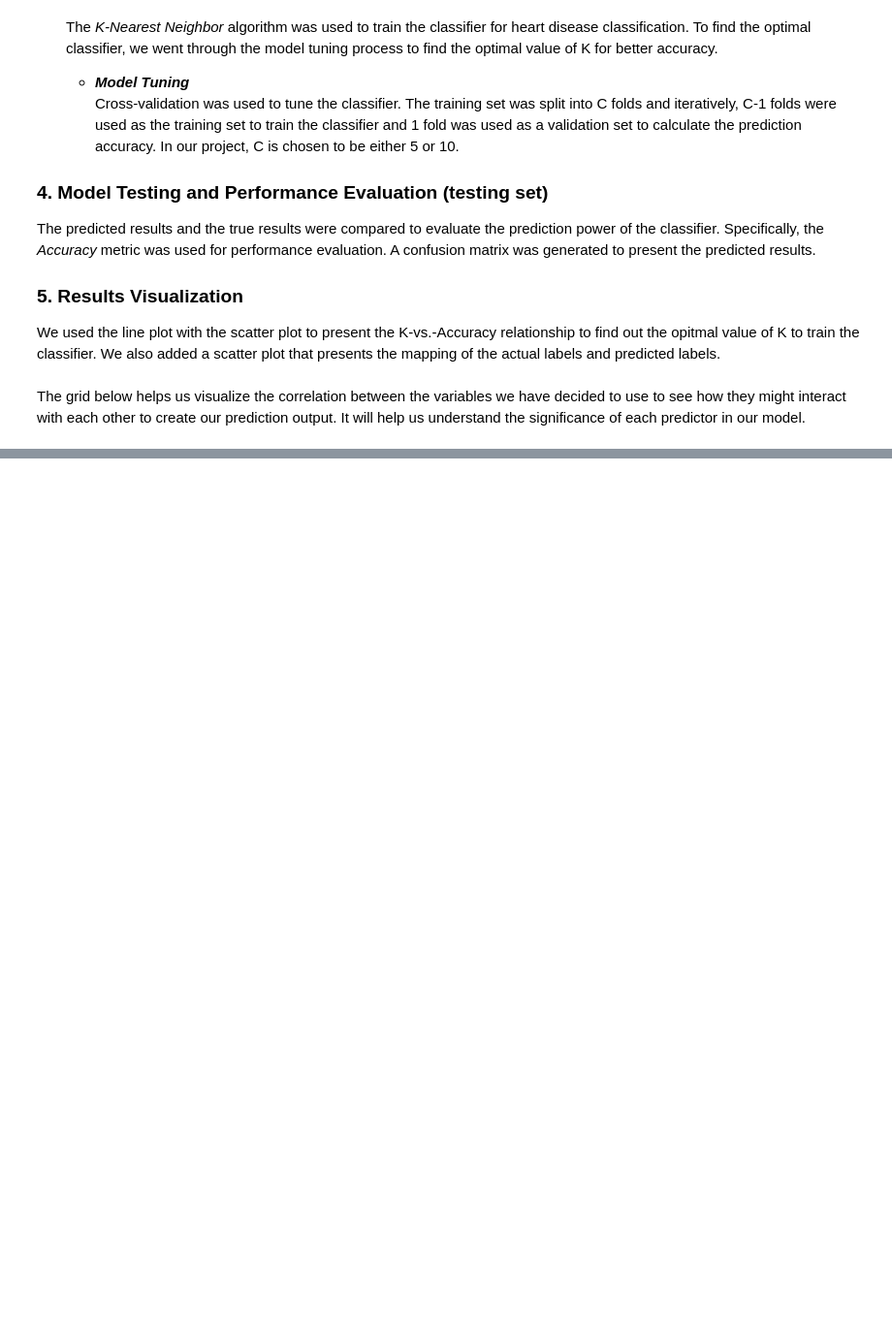
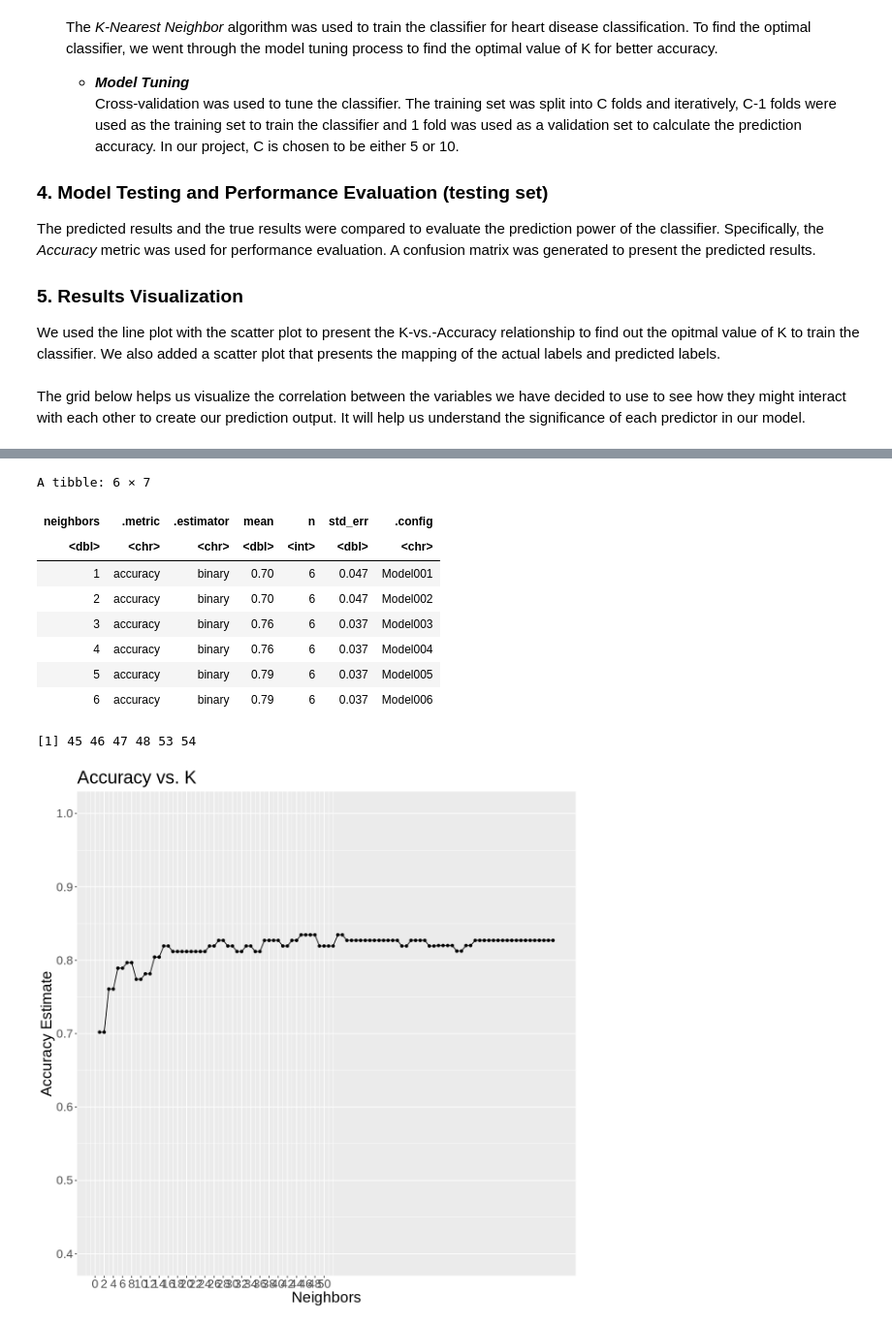
Before and after one commit to acholj/Updated-DSCI-Group-Project, a Jupyter notebook: Heart_Disease_Report.ipynb, the cells around one changed output, grey strips where cells are left out. Shown at 97% size. Saved outputs shown, nothing was run; the diff lists cells and outputs as text; code cells hidden in the pictures; blank space fills up the shorter version.

Commit message:
Edited markdown and added draft codes of new model at the end

```diff
--- a/Heart_Disease_Report.ipynb
+++ b/Heart_Disease_Report.ipynb
@@ -440,3 +440,9 @@ options(repr.plot.width=12,repr.plot.height = 12)
 ggpairs(heart_train, columns = 1:5, ggplot2::aes(colour = diagnosis))
 
 # Source: https://www.r-graph-gallery.com/199-correlation-matrix-with-ggally.html#:~:text=The%20ggpairs()%20function%20of,is%20available%20on%20the%20diagonal.
+# %%
+heart_train_selected <- heart_train %>% select(age,ca,cp,oldpeak,restecg,slope, thal, thalach, diagnosis)
+heart_test_selected <- heart_test %>% select(age,ca,cp,oldpeak,restecg,slope, thal, thalach, diagnosis)
+
+heart_train_selected
+heart_test_selected
@@ -442,0 +488,61 @@ ggpairs(heart_train, columns = 1:5, ggplot2::aes(colour = diagnosis))
+# %%
+
+
+set.seed(200)
+# Create the recipe that specifies class label and predictors, as well as preprocessing steps for all variables.
+heart_recipe <- recipe(diagnosis ~ age + ca + cp + oldpeak + restecg + slope + thal+thalach, data = heart_train_selected) %>%
+                    step_scale(all_predictors()) %>%
+                    step_center(all_predictors())
+# heart_recipe
+
+
+# Create a KNN model specification
+heart_tune <- nearest_neighbor(weight_func = "rectangular", neighbors = tune()) %>%
+                    set_engine("kknn") %>%
+                    set_mode("classification")
+# heart_tune
+
+
+# Split the training data for cross-validation
+heart_vfold <- vfold_cv(heart_train_selected, v = 10, strata = diagnosis)
+
+
+# Create a dataframe with a neighbors variable that contains the sequence of values of K to try
+k_vals <- tibble(neighbors=seq(from = 1, to = 100, by = 1))
+
+
+# Create a workflow to train KNN classifiers and estimate the classifier accuracy for a range of K values.
+heart_results <- workflow() %>%
+                    add_recipe(heart_recipe) %>%
+                    add_model(heart_tune) %>%
+                    tune_grid(resamples = heart_vfold, grid = k_vals) %>%
+                    collect_metrics()
+# heart_results
+
+
+# Filter the accuracy metric of classifers trained with different value of K
+accuracies <- heart_results %>%
+                    filter(.metric == "accuracy")
+head(accuracies)
+
+
+# Create a plot for accuracy vs. K
+options (repr.plot.width = 10, repr.plot.height = 10)
+accuracy_vs_k <- ggplot(accuracies, aes(x = neighbors, y = mean))+
+      geom_point() +
+      geom_line() +
+      labs(x = "Neighbors", y = "Accuracy Estimate") +
+      scale_x_continuous(breaks = seq(0, 50, by = 2)) +
+      scale_y_continuous(limits = c(0.4, 1.0), breaks = seq (0.4, 1, by = 0.1)) +
+      theme(text = element_text(size = 20)) +
+      ggtitle('Accuracy vs. K')
+accuracy_vs_k
+
+
+# Pulling the optimal value of K
+best_k <- accuracies %>%
+            filter(mean==max(mean))%>%
+            pull(neighbors)
+
+print(best_k)
+# %% [output]
@@ -442,0 +560,11 @@ ggpairs(heart_train, columns = 1:5, ggplot2::aes(colour = diagnosis))
+A tibble: 6 × 7
+| neighbors | .metric | .estimator | mean | n | std_err | .config |
+| <dbl> | <chr> | <chr> | <dbl> | <int> | <dbl> | <chr> |
+| 1 | accuracy | binary | 0.70 | 6 | 0.047 | Model001 |
+| 2 | accuracy | binary | 0.70 | 6 | 0.047 | Model002 |
+| 3 | accuracy | binary | 0.76 | 6 | 0.037 | Model003 |
+| 4 | accuracy | binary | 0.76 | 6 | 0.037 | Model004 |
+| 5 | accuracy | binary | 0.79 | 6 | 0.037 | Model005 |
+| 6 | accuracy | binary | 0.79 | 6 | 0.037 | Model006 |
+[1] 45 46 47 48 53 54
+[figure, added]
```
Also changed, not shown: parts of 17 cells of this notebook.
